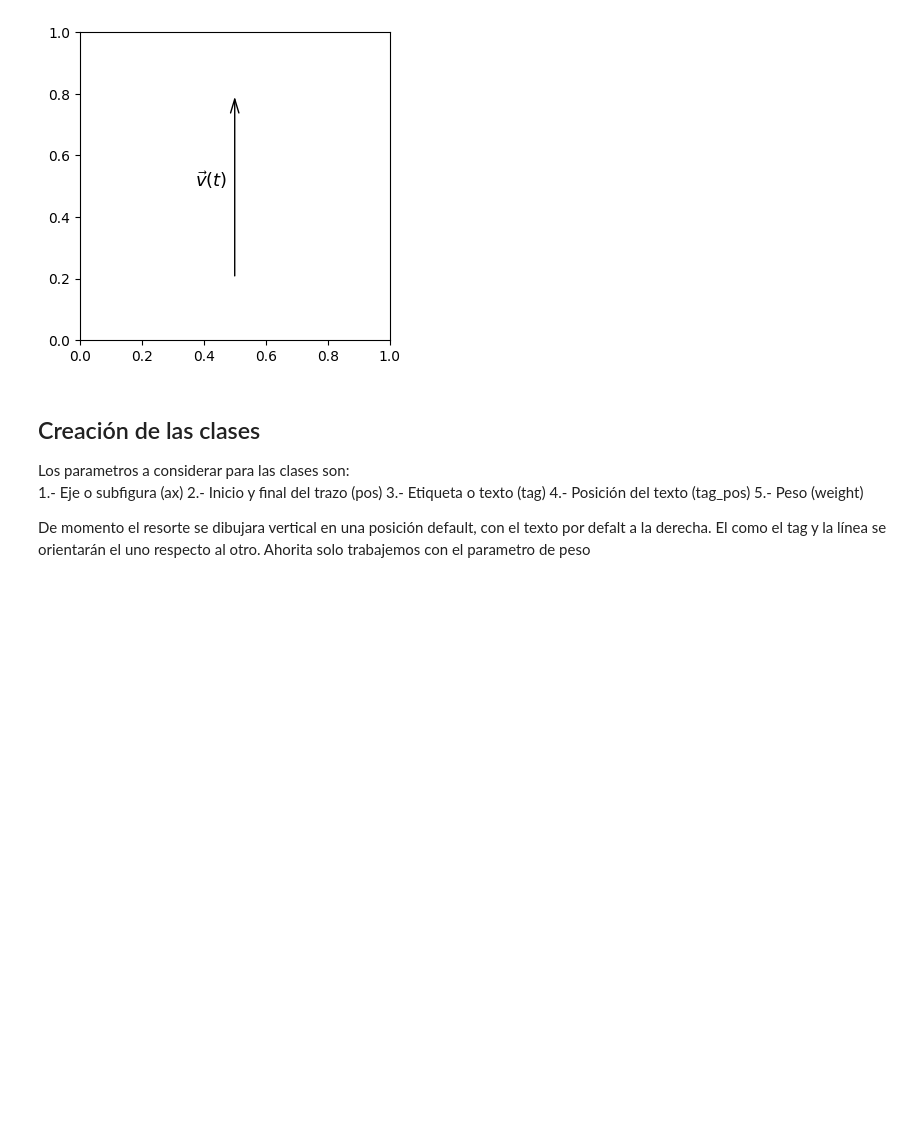
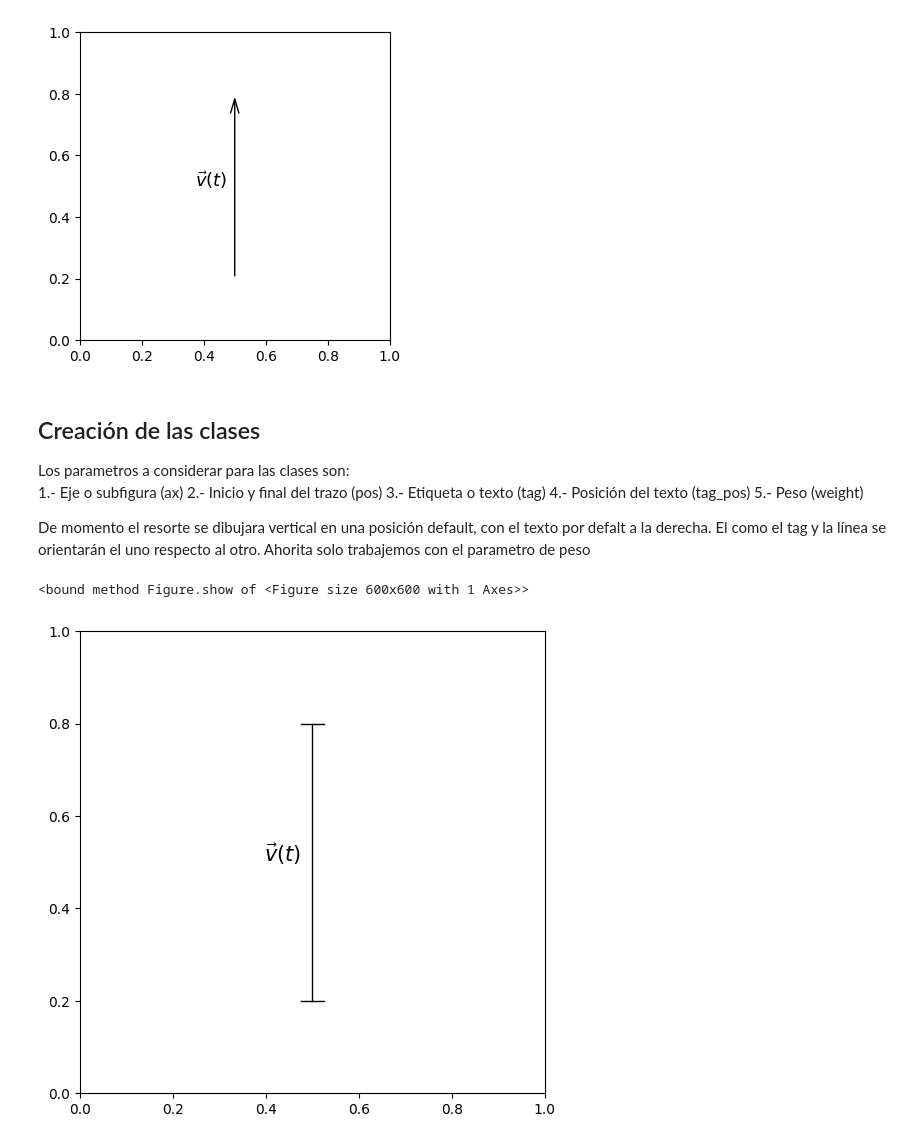
Before and after one commit to tzar-or/simulaciones_taller_de_fisica_unam_fc, a Jupyter notebook: linea-medida-sprite-test.ipynb, the cells around one changed output. Drawn from its saved outputs; the diff is of its cells as text; code cells hidden in the pictures; blank space fills up the shorter version.

```diff
--- a/linea-medida-sprite-test.ipynb
+++ b/linea-medida-sprite-test.ipynb
@@ -63,14 +63,32 @@ De momento el resorte se dibujara vertical en una posición default, con el text
 # %%
 #plano
 fig, ax = plt.subplots()
-fig.set_size_inches(8,6)
-ax.set_xlim(-1,1)
-ax.set_ylim(0,1.5)
+fig.set_size_inches(6,6)
+ax.set_xlim(0,1)
+ax.set_ylim(0,1)
 
 class Measure_line():
-    def __init__(self, ax, pos, tag, tag_pos, w=1):
+    def __init__(self, ax, pos=[(0.5,0.2),(0.5,0.8)], tag="", tag_pos="right", tag_or = 0, weight=1):
         self.ax = ax
         self.pos = pos
         self.tag = tag
         self.tag_pos = tag_pos
-        self.w = w
+        self.tag_or = tag_or
+        self.weight = weight
+
+    def draw(self):
+        # Creamos las tres lineas de la linea de medida
+        self.mline, = ax.plot([0.5,0.5],[0.2,0.8],color="k", lw=self.weight)
+        self.h1line, = ax.plot([0.5-0.025*self.weight, 0.5 + 0.025*self.weight],[0.2,0.2],color="k", lw=self.weight)
+        self.h1line, = ax.plot([0.5-0.025*self.weight, 0.5 + 0.025*self.weight], [0.8,0.8], color="k", lw=self.weight)
+        self.tag = ax.text(0,0, self.tag, fontsize=15*self.weight, family = "serif", ha="right")
+        self.tag.set_position( (0.475,0.5) )
+
+
+ml = Measure_line(ax, weight=1, tag=r"$\vec{v}(t)$")
+ml.draw()
+
+fig.show
+# %% [output]
+<bound method Figure.show of <Figure size 600x600 with 1 Axes>>
+[figure, added]
```
Also changed, not shown: parts of 11 cells of this notebook, 2 other files.
